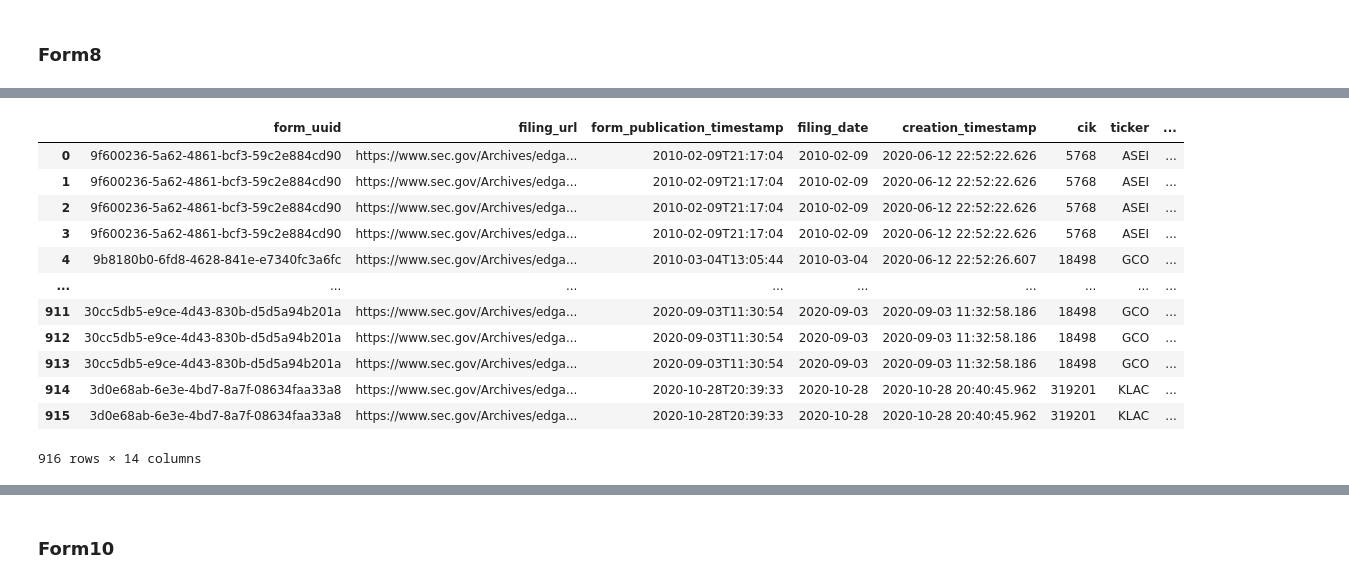
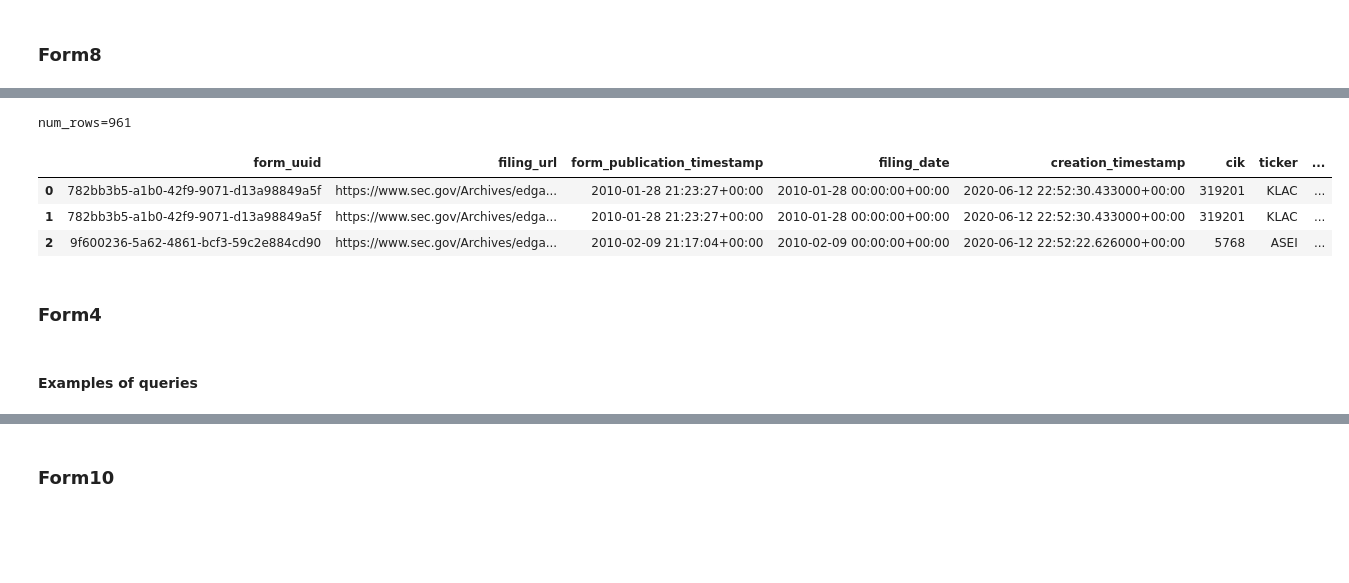
Before and after one commit to ParticleDev/p1_data_client, a Jupyter notebook: notebooks/p1_edgar_data_client_example.ipynb, the cells around one changed output, grey strips where cells are left out. Cells and saved outputs as stored; diff of their text form; code cells hidden in the pictures; blank space fills up the shorter version.

```diff
--- a/notebooks/p1_edgar_data_client_example.ipynb
+++ b/notebooks/p1_edgar_data_client_example.ipynb
@@ -106,16 +151,14 @@ payload
-# %%
-client.get_form8_payload(cik=[18498, 319201, 5768])
-# %% [output]
-|  | form_uuid | filing_url | form_publication_timestamp | filing_date | creation_timestamp | cik | ticker | ... |
-| 0 | 9f600236-5a62-4861-bcf3-59c2e884cd90 | https://www.sec.gov/Archives/edga... | 2010-02-09T21:17:04 | 2010-02-09 | 2020-06-12 22:52:22.626 | 5768 | ASEI | ... |
-| 1 | 9f600236-5a62-4861-bcf3-59c2e884cd90 | https://www.sec.gov/Archives/edga... | 2010-02-09T21:17:04 | 2010-02-09 | 2020-06-12 22:52:22.626 | 5768 | ASEI | ... |
-| 2 | 9f600236-5a62-4861-bcf3-59c2e884cd90 | https://www.sec.gov/Archives/edga... | 2010-02-09T21:17:04 | 2010-02-09 | 2020-06-12 22:52:22.626 | 5768 | ASEI | ... |
-| 3 | 9f600236-5a62-4861-bcf3-59c2e884cd90 | https://www.sec.gov/Archives/edga... | 2010-02-09T21:17:04 | 2010-02-09 | 2020-06-12 22:52:22.626 | 5768 | ASEI | ... |
-| 4 | 9b8180b0-6fd8-4628-841e-e7340fc3a6fc | https://www.sec.gov/Archives/edga... | 2010-03-04T13:05:44 | 2010-03-04 | 2020-06-12 22:52:26.607 | 18498 | GCO | ... |
-| ... | ... | ... | ... | ... | ... | ... | ... | ... |
-| 911 | 30cc5db5-e9ce-4d43-830b-d5d5a94b201a | https://www.sec.gov/Archives/edga... | 2020-09-03T11:30:54 | 2020-09-03 | 2020-09-03 11:32:58.186 | 18498 | GCO | ... |
-| 912 | 30cc5db5-e9ce-4d43-830b-d5d5a94b201a | https://www.sec.gov/Archives/edga... | 2020-09-03T11:30:54 | 2020-09-03 | 2020-09-03 11:32:58.186 | 18498 | GCO | ... |
-| 913 | 30cc5db5-e9ce-4d43-830b-d5d5a94b201a | https://www.sec.gov/Archives/edga... | 2020-09-03T11:30:54 | 2020-09-03 | 2020-09-03 11:32:58.186 | 18498 | GCO | ... |
-| 914 | 3d0e68ab-6e3e-4bd7-8a7f-08634faa33a8 | https://www.sec.gov/Archives/edga... | 2020-10-28T20:39:33 | 2020-10-28 | 2020-10-28 20:40:45.962 | 319201 | KLAC | ... |
-| 915 | 3d0e68ab-6e3e-4bd7-8a7f-08634faa33a8 | https://www.sec.gov/Archives/edga... | 2020-10-28T20:39:33 | 2020-10-28 | 2020-10-28 20:40:45.962 | 319201 | KLAC | ... |
-916 rows × 14 columns
+# %%
+# Get all Form8 data for multiple CIK, all items, and entire period of time.
+payload = client.get_form8_payload(cik=[18498, 319201, 5768])
+display_df(payload)
+# %% [output]
+num_rows=961
+|  | form_uuid | filing_url | form_publication_timestamp | filing_date | creation_timestamp | cik | ticker | ... |
+| 0 | 782bb3b5-a1b0-42f9-9071-d13a98849a5f | https://www.sec.gov/Archives/edga... | 2010-01-28 21:23:27+00:00 | 2010-01-28 00:00:00+00:00 | 2020-06-12 22:52:30.433000+00:00 | 319201 | KLAC | ... |
+| 1 | 782bb3b5-a1b0-42f9-9071-d13a98849a5f | https://www.sec.gov/Archives/edga... | 2010-01-28 21:23:27+00:00 | 2010-01-28 00:00:00+00:00 | 2020-06-12 22:52:30.433000+00:00 | 319201 | KLAC | ... |
+| 2 | 9f600236-5a62-4861-bcf3-59c2e884cd90 | https://www.sec.gov/Archives/edga... | 2010-02-09 21:17:04+00:00 | 2010-02-09 00:00:00+00:00 | 2020-06-12 22:52:22.626000+00:00 | 5768 | ASEI | ... |
+# %% [markdown]
+### Form4
+# %% [markdown]
+#### Examples of queries
```
Also changed, not shown: parts of 51 cells of this notebook, 21 other files.
